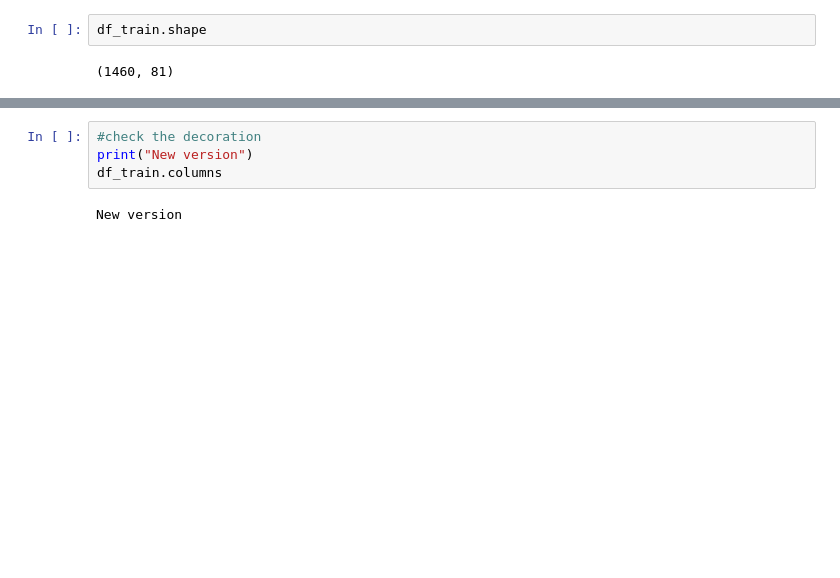
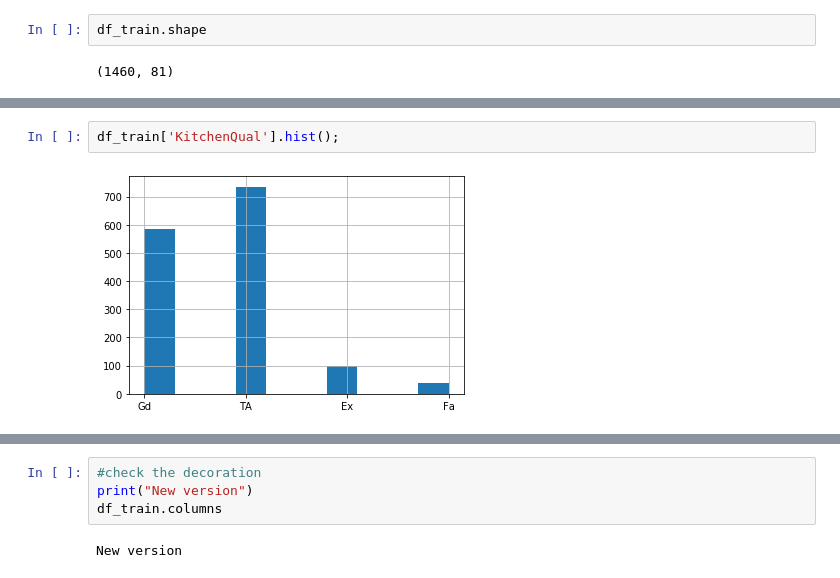
Before and after one commit to masaguaro/Data-Mining, a Jupyter notebook: house_price/Comprehensive data exploration with Python.ipynb, the cells around one changed output, grey strips where cells are left out. Saved outputs shown, nothing was run; the diff lists cells and outputs as text; blank space fills up the shorter version.

```diff
--- a/house_price/Comprehensive data exploration with Python.ipynb
+++ b/house_price/Comprehensive data exploration with Python.ipynb
@@ -63,0 +158,4 @@ df_train.shape
+# %%
+df_train['KitchenQual'].hist();
+# %% [output]
+[figure, added]
```
Also changed, not shown: parts of 27 cells of this notebook.
